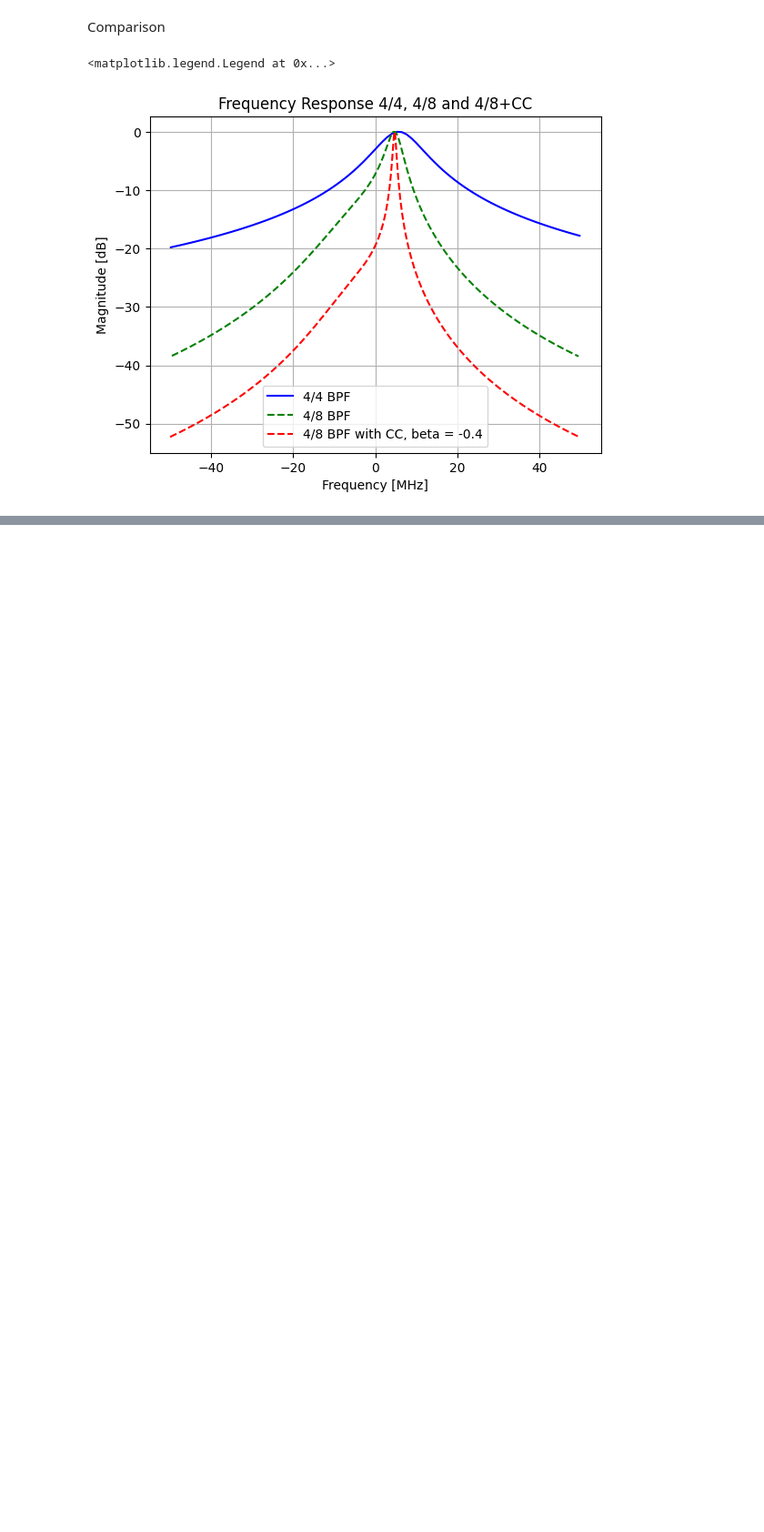
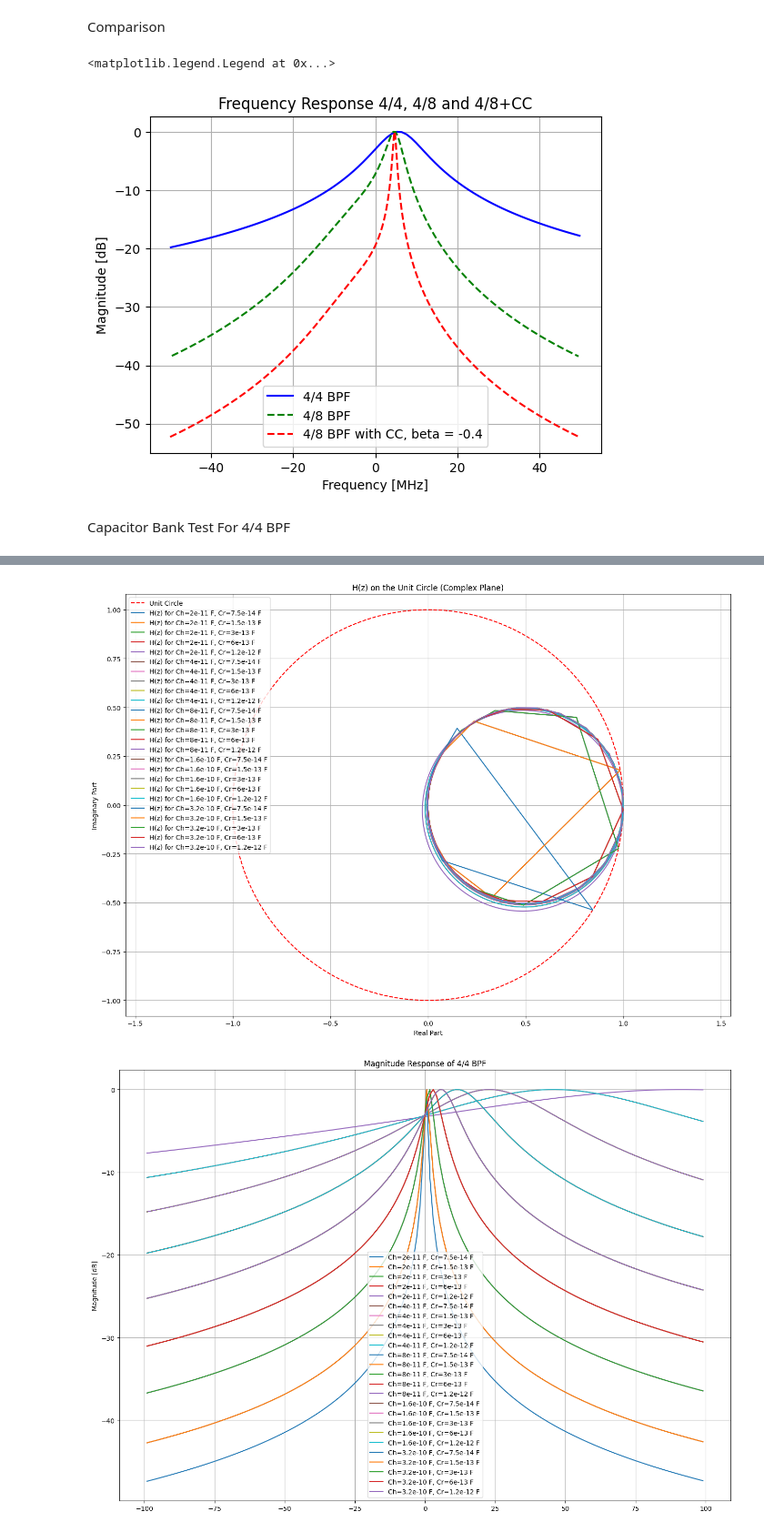
Before and after one commit to arthurmorbach/dt-filters, a Jupyter notebook: fResponse.ipynb, the cells around one changed output, grey strips where cells are left out. Shown at 91% size. Saved outputs shown, nothing was run; the diff lists cells and outputs as text; code cells hidden in the pictures; blank space fills up the shorter version.

Commit message:
capacitor bank added

```diff
--- a/fResponse.ipynb
+++ b/fResponse.ipynb
@@ -239,3 +239,76 @@ plt.legend()
 # %% [output]
 <matplotlib.legend.Legend at 0x...>
 [figure]
+# %% [markdown]
+Capacitor Bank Test For 4/4 BPF
+# %%
+# Variables
+Ch = [20e-12, 2*20e-12, 4*20e-12, 8*20e-12, 16*20e-12]
+Cr = [75e-15, 2*75e-15, 4*75e-15, 8*75e-15, 16*75e-15]
+fs = 9.6e9
+
+# Initialize 2D arrays
+H_44 = np.zeros((len(Ch), len(Cr)), dtype=object)  # Use dtype=object to store arrays in H_44
+Zo = np.zeros((len(Ch), len(Cr)))
+fc = np.zeros((len(Ch), len(Cr)))
+
+for j in range(len(Ch)):
+    for i in range(len(Cr)):
+        H_44[j][i], omega, Zo[j][i], fc[j][i] = filters.DFTF('BPF44', Ch[j], Cr[i], fs)
+
+        # Convert normalized frequencies (omega) to Hz
+frequencies = omega * fs / (2 * np.pi)
+
+# Define the frequency range for plotting
+freq_range_min = -100e6
+freq_range_max = 100e6
+
+# Apply the frequency range filter
+mask = (frequencies >= freq_range_min) & (frequencies <= freq_range_max)
+
+# 1. Unit Circle Plot
+plt.figure(figsize=(14, 10))
+plt.figure(1)
+unit_circle = np.exp(1j * omega)
+plt.plot(np.real(unit_circle), np.imag(unit_circle), 'r--', label='Unit Circle')
+for j in range(len(Ch)):
+    for i in range(len(Cr)):
+        plt.plot(np.real(H_44[j][i]), np.imag(H_44[j][i]), label=f'H(z) for Ch={Ch[j]} F, Cr={Cr[i]} F')
+plt.title('H(z) on the Unit Circle (Complex Plane)')
+plt.xlabel('Real Part')
+plt.ylabel('Imaginary Part')
+plt.grid()
+plt.axis('equal')  # Equal scaling on both axes
+plt.legend()
+plt.tight_layout()
+
+# 2. Magnitude Response Plot
+plt.figure(figsize=(14, 10))
+plt.figure(2)
+for j in range(len(Ch)):
+    for i in range(len(Cr)):
+        plt.plot(frequencies[mask]/1e6, 20 * np.log10(np.abs(H_44[j][i][mask])), label=f'Ch={Ch[j]} F, Cr={Cr[i]} F')
+plt.title('Magnitude Response of 4/4 BPF')
+plt.ylabel('Magnitude [dB]')
+plt.grid()
+plt.legend()
+plt.tight_layout()
+
+
+# 3. Phase Response Plot
+plt.figure(figsize=(14, 10))
+plt.figure(3)
+for j in range(len(Ch)):
+    for i in range(len(Cr)):
+        angles = np.unwrap(np.angle(H_44[j][i][mask]))
+        plt.plot(frequencies[mask], angles, label=f'Ch={Ch[j]} F, Cr={Cr[i]} F')
+plt.title('Phase Response of 4/4 BPF')
+plt.ylabel('Phase [radians]')
+plt.xlabel('Frequency [Hz]')
+plt.grid()
+plt.legend()
+plt.tight_layout()
+
+
+plt.show()
+# %% [output]
@@ -241,0 +332,2 @@ plt.legend()
+[figure, added]
+[figure, added]
```
Also changed, not shown: parts of 4 cells of this notebook.
